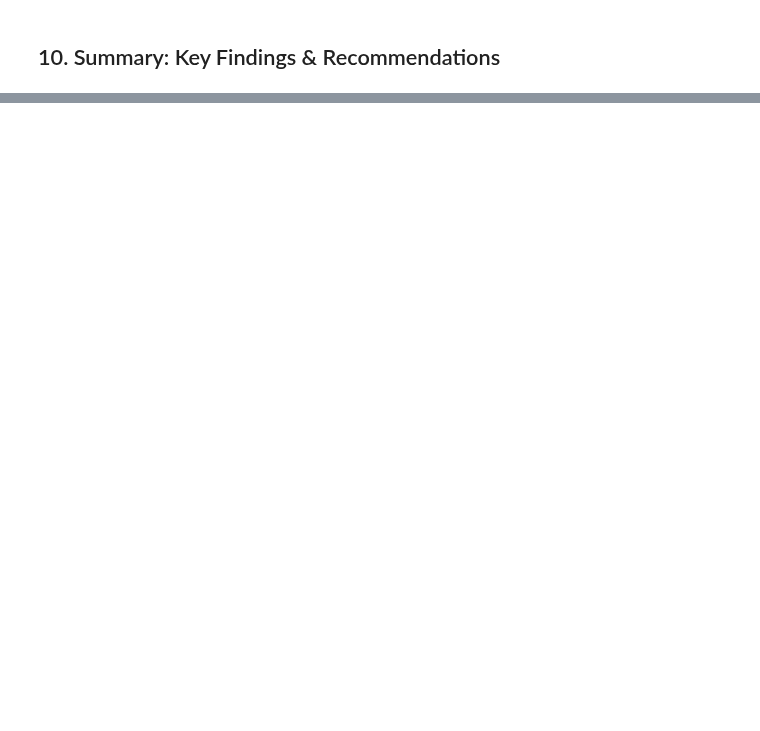
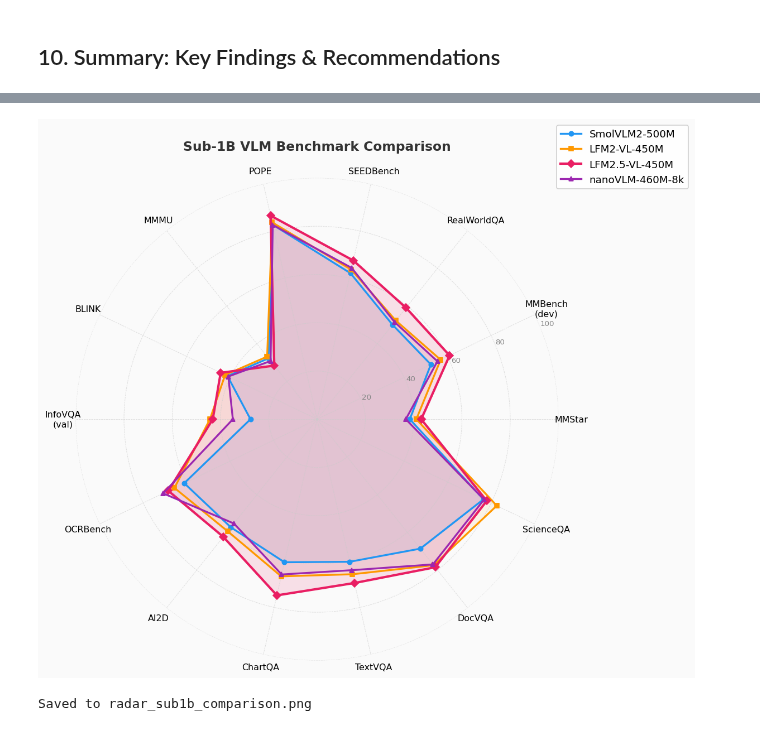
Before and after one commit to euler-666/VLMEvalKit, a Jupyter notebook: analysis.ipynb, the cells around one changed output, grey strips where cells are left out. Cells and saved outputs as stored; diff of their text form; code cells hidden in the pictures; blank space fills up the shorter version.

```diff
--- a/analysis.ipynb
+++ b/analysis.ipynb
@@ -757,0 +997,62 @@ display(styled)
+# %%
+import numpy as np
+import matplotlib.pyplot as plt
+
+benchmarks = [
+    'MMStar', 'MMBench\n(dev)', 'RealWorldQA', 'SEEDBench',
+    'POPE', 'MMMU', 'BLINK', 'InfoVQA\n(val)', 'OCRBench',
+    'AI2D', 'ChartQA', 'TextVQA', 'DocVQA', 'ScienceQA'
+]
+
+# "Reproduced by us" scores (all on 0-100 scale; OCRBench /10)
+smolvlm2 = [38.4, 52.3, 50.1, 62.1, 82.7, 32.3, 41.2, 27.6, 61.1, 57.3, 60.8, 60.6, 68.6, 76.5]
+lfm2      = [41.1, 56.8, 52.3, 63.6, 83.7, 33.2, 42.3, 44.4, 65.6, 59.4, 66.8, 65.9, 77.4, 82.6]
+lfm25     = [43.13, 60.91, 59.08, 67.47, 86.56, 28.44, 44.35, 43.22, 68.4, 62.34, 74.88, 69.63, 78.47, 77.99]
+nanovlm   = [36.73, 55.33, 51.50, 64.34, 82.61, 30.89, 40.82, 34.91, 70.8, 55.28, 66.00, 64.18, 76.96, 76.75]
+
+models = {
+    'SmolVLM2-500M':   {'scores': smolvlm2, 'color': '#2196F3', 'marker': 'o', 'lw': 2.0, 'ms': 5},
+    'LFM2-VL-450M':    {'scores': lfm2,     'color': '#FF9800', 'marker': 's', 'lw': 2.0, 'ms': 5},
+    'LFM2.5-VL-450M':  {'scores': lfm25,    'color': '#E91E63', 'marker': 'D', 'lw': 2.5, 'ms': 6},
+    'nanoVLM-460M-8k': {'scores': nanovlm,  'color': '#9C27B0', 'marker': '^', 'lw': 2.0, 'ms': 5},
+}
+
+N = len(benchmarks)
+angles = np.linspace(0, 2 * np.pi, N, endpoint=False).tolist()
+angles += angles[:1]
+
+fig, ax = plt.subplots(figsize=(10, 10), subplot_kw=dict(polar=True))
+fig.patch.set_facecolor('#FAFAFA')
+ax.set_facecolor('#FAFAFA')
+
+for name, m in models.items():
+    vals = m['scores'] + [m['scores'][0]]
+    fill_alpha = 0.12 if name == 'LFM2.5-VL-450M' else 0.08
+    ax.plot(angles, vals, f'{m["marker"]}-', linewidth=m['lw'], color=m['color'],
+            label=name, markersize=m['ms'])
+    ax.fill(angles, vals, alpha=fill_alpha, color=m['color'])
+
+ax.set_xticks(angles[:-1])
+ax.set_xticklabels(benchmarks, fontsize=9.5, fontweight='medium')
+
+ax.set_yticks([20, 40, 60, 80, 100])
+ax.set_yticklabels(['20', '40', '60', '80', '100'], fontsize=8, color='#888888')
+ax.set_ylim(0, 100)
+
+ax.spines['polar'].set_visible(False)
+ax.grid(color='#CCCCCC', linewidth=0.5, linestyle='--', alpha=0.7)
+
+legend = ax.legend(loc='upper right', bbox_to_anchor=(1.28, 1.12), fontsize=11,
+                   frameon=True, fancybox=True, shadow=False, framealpha=0.9,
+                   edgecolor='#CCCCCC')
+
+ax.set_title('Sub-1B VLM Benchmark Comparison',
+             fontsize=14, fontweight='bold', pad=30, color='#333333')
+
+plt.tight_layout()
+plt.savefig('radar_sub1b_comparison.png', dpi=150, bbox_inches='tight', facecolor='#FAFAFA')
+plt.show()
+print("Saved to radar_sub1b_comparison.png")
+# %% [output]
+[figure, added]
+Saved to radar_sub1b_comparison.png
```
Also changed, not shown: parts of 26 cells of this notebook, 5 other files.
